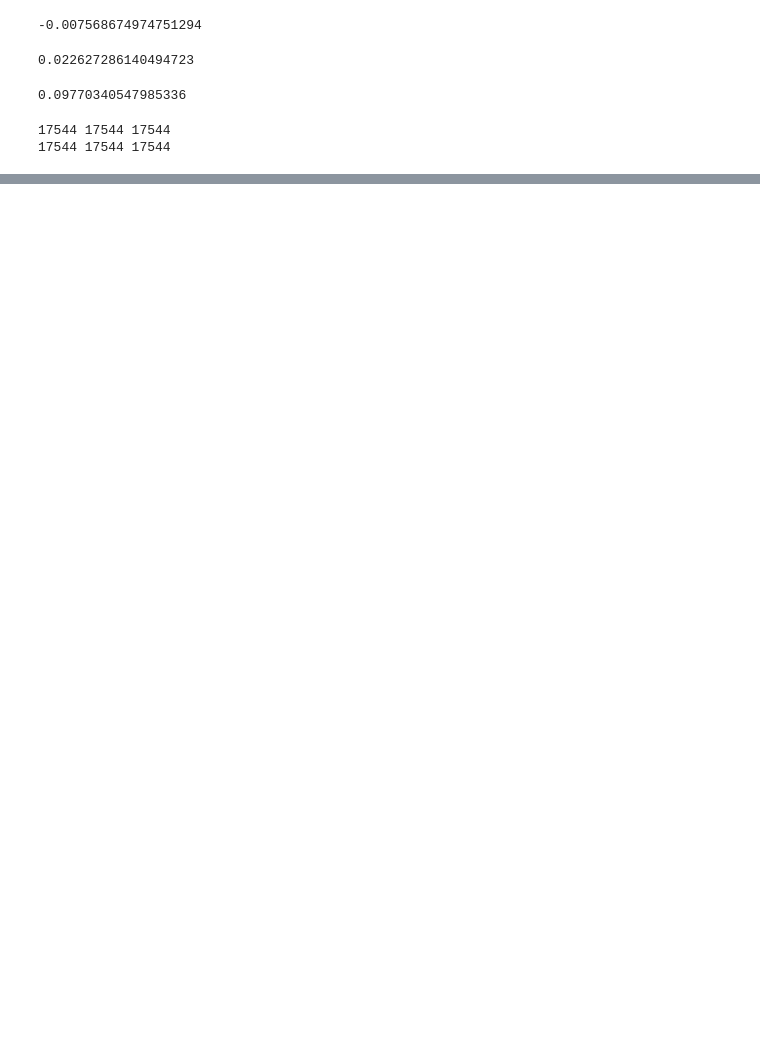
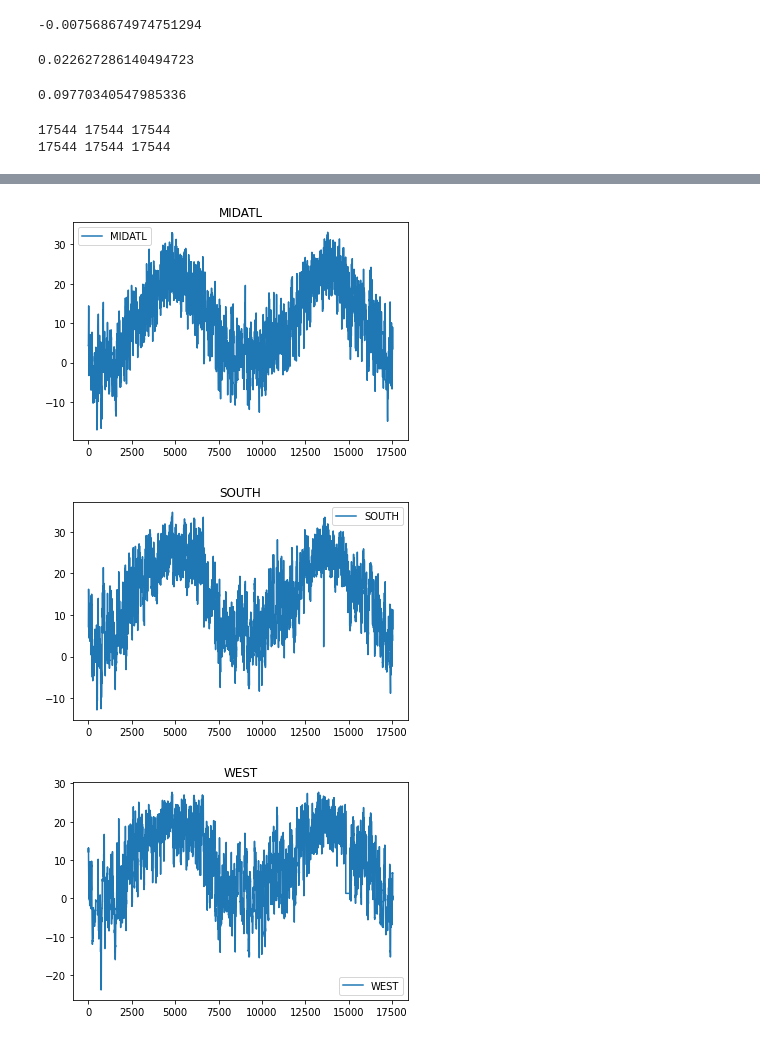
Before and after one commit to ivbhatt/correction, a Jupyter notebook: cleaner.ipynb, the cells around one changed output, grey strips where cells are left out. Cells and saved outputs as stored; diff of their text form; code cells hidden in the pictures; blank space fills up the shorter version.

```diff
--- a/cleaner.ipynb
+++ b/cleaner.ipynb
@@ -131,0 +129,35 @@ new_SOUTH[["Net", "Temperature"]].to_csv("corrected\\S4\\SOUTH.csv", index=False
+# %%
+midatl = new_MIDATL.Temperature.to_list()
+west = new_WEST.Temperature.to_list()
+south = new_SOUTH.Temperature.to_list()
+# %%
+for i in range(1, len(midatl)):
+    if midatl[i] == -9999.0:
+        midatl[i] = midatl[i-1]
+
+for i in range(1, len(south)):
+    if south[i] == -9999.0:
+        south[i] = south[i-1]
+
+for i in range(1, len(west)):
+    if west[i] == -9999.0:
+        west[i] = west[i-1]
+# %%
+plt.title("MIDATL")
+plt.plot(midatl, label="MIDATL")
+plt.legend()
+plt.show()
+
+plt.title("SOUTH")
+plt.plot(south, label = "SOUTH")
+plt.legend()
+plt.show()
+
+plt.title("WEST")
+plt.plot(west, label = "WEST")
+plt.legend()
+plt.show()
+# %% [output]
+[figure, added]
+[figure, added]
+[figure, added]
```
Also changed, not shown: parts of 9 cells of this notebook.
